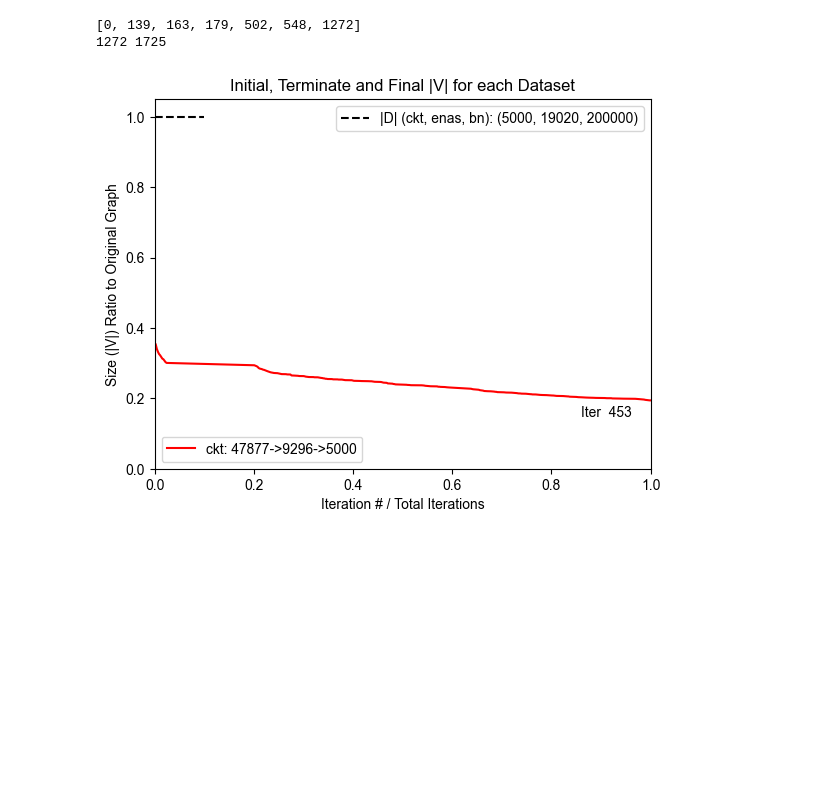
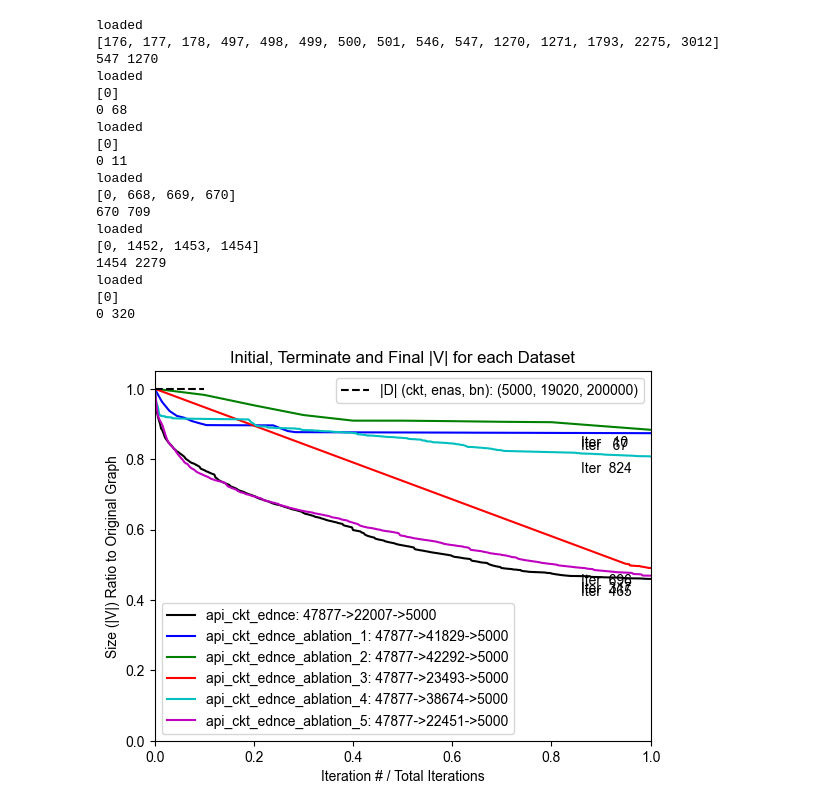
Before and after one commit to shiningsunnyday/induction, a Jupyter notebook: notebooks/playground-summary.ipynb, the cells around one changed output. Cells and saved outputs as stored; diff of their text form; code cells hidden in the pictures; blank space fills up the shorter version.

```diff
--- a/notebooks/playground-summary.ipynb
+++ b/notebooks/playground-summary.ipynb
@@ -66,11 +66,12 @@ def get_times(last_run, fpath):
 
 def get_sizes(last_run, fpath):
     lines = open(fpath).readlines()
+    print("loaded")
     # match string of the form: [2024-12-27 05:31:10,487][       ednce.py][line: 547][    INFO] graph at iter 1 has 49144 nodes
     pattern = r'(\[\d{4}-\d{2}-\d{2} \d{2}:\d{2}:\d{2},\d{3}\]\[\s*\w+\.py\]\[line:\s?\d+\]\[.*\] graph at iter (\d+) has (\d+)) nodes'
     occurs = [re.match(pattern, line) for line in lines]
     occurs = list(filter(None, occurs))
-    start_inds = [i for i in range(len(occurs)) if occurs[i].groups()[1] == '1']
+    start_inds = [i for i in range(len(occurs)) if occurs[i].groups()[1] == '0']
     print(start_inds)
     index_start = start_inds[-last_run]
     index_end = start_inds[-(last_run-1)] if last_run > 1 else len(occurs)
@@ -99,15 +100,15 @@ def get_sizes(last_run, fpath):
 def plot_run(last_run, ax, plot_time=False, **kwargs):
     lines = []
     # for d, c, s, n in zip(['ckt', 'enas', 'bn'], ['r','g','b'], [47877,152160,2000000], [5000,19020,200000]):
-    for d, c, s, n in zip(['ckt'], ['r'], [47877], [5000]):
+    for d, c, s, n in zip(['api_ckt_ednce']+[f'api_ckt_ednce_ablation_{i}' for i in range(1,6)], ['k','b','g','r','c','m'], [47877]*6, [5000]*6):
         if plot_time:
-            dts = get_times(last_run, f'/home/msun415/induction/data/api_{d}_ednce.log')
+            dts = get_times(last_run, f'/home/msun415/induction/data/{d}.log')
             ax.plot(range(len(dts)), dts, color=c, **kwargs)
             # ax.set_ylim([0, 1500])
             # ax.set_xlim([len(dts)-10, len(dts)])
         else:
-            inds, vals = get_sizes(last_run, f'/home/msun415/induction/data/api_{d}_ednce.log')
-            if d == 'ckt_f12':
+            inds, vals = get_sizes(6 if d=='api_ckt_ednce' else 1, f'/home/msun415/induction/data/{d}.log')
+            if vals[-1] == n:
                 inds.pop(-1)
                 vals.pop(-1)
             # if d == 'enas':
@@ -125,36 +126,52 @@ def plot_run(last_run, ax, plot_time=False, **kwargs):
             line, = ax.plot(inds, vals, color=c, label=f"{d}: {s}->{t}->{n}", **kwargs)
             lines.append(line)
             no_str = ' '*(4-len(str(no_iters))) + str(no_iters)
             ax.annotate(
                 f"Iter {no_str}",  # The text to display
                 (inds[-1], vals[-1]),        # The point to annotate
                 textcoords="offset points",  # Offset the text slightly
                 xytext=(-50, -12),            # Offset position (x, y)
                 # arrowprops=dict(arrowstyle="->", color="gray"),  # Optional arrow
                 fontsize=10                 # Font size of the text
             )
             ax.set_ylabel("Size (|V|) Ratio to Original Graph")
             ax.set_xlabel("Iteration # / Total Iterations")
             ax.set_xlim([0, 1])
             ax.set_ylim([0.0, 1.05])
             # ax.axhline(1.0, label=f"Initial size: {s}", color=c, linestyle='solid')
             # ax.axhline(n/s, label=f"{s}->{t}->{n}", color=c) # final size
 
     legend1 = ax.legend(handles=lines, loc='lower left')
     bar = ax.axhline(1.0, xmin=0, xmax=0.1, linestyle='dashed', label=f"|D| (ckt, enas, bn): (5000, 19020, 200000)", color='black') # final size
     legend2 = ax.legend(handles=[bar], loc='upper right')
     # ax.add_artist(legend1)
     ax.add_artist(legend1)
     ax.set_title("Initial, Terminate and Final |V| for each Dataset")
 plt.close('all')
 fig, axes = plt.subplots(1,1)
 plot_run(1, axes)
 # plot_run(1, axes, plot_time=True)
 fig.show()
 # %% [output]
-[0, 139, 163, 179, 502, 548, 1272]
-1272 1725
+loaded
+[176, 177, 178, 497, 498, 499, 500, 501, 546, 547, 1270, 1271, 1793, 2275, 3012]
+547 1270
+loaded
+[0]
+0 68
+loaded
+[0]
+0 11
+loaded
+[0, 668, 669, 670]
+670 709
+loaded
+[0, 1452, 1453, 1454]
+1454 2279
+loaded
+[0]
+0 320
-[figure, old version]
+[figure, new version]
 # %%
 axes.axhline(1.0, label=f"|D| (ckt, enas, bn): (5000, 19020, 200000)") # final size
 axes.legend()
```
Also changed, not shown: parts of 3 cells of this notebook, 15 other files.
